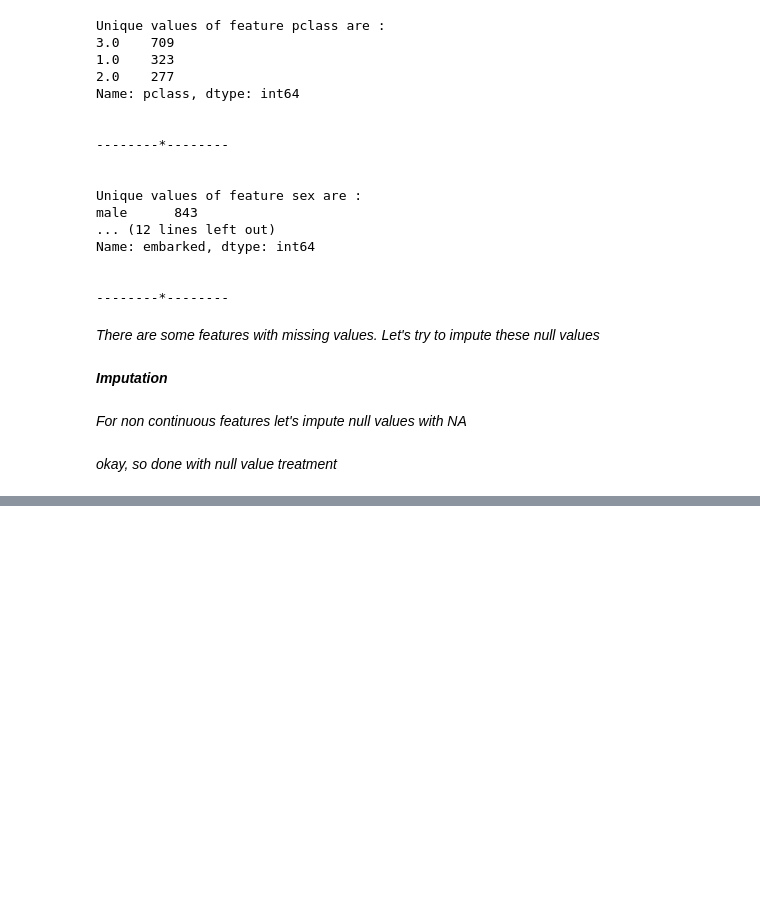
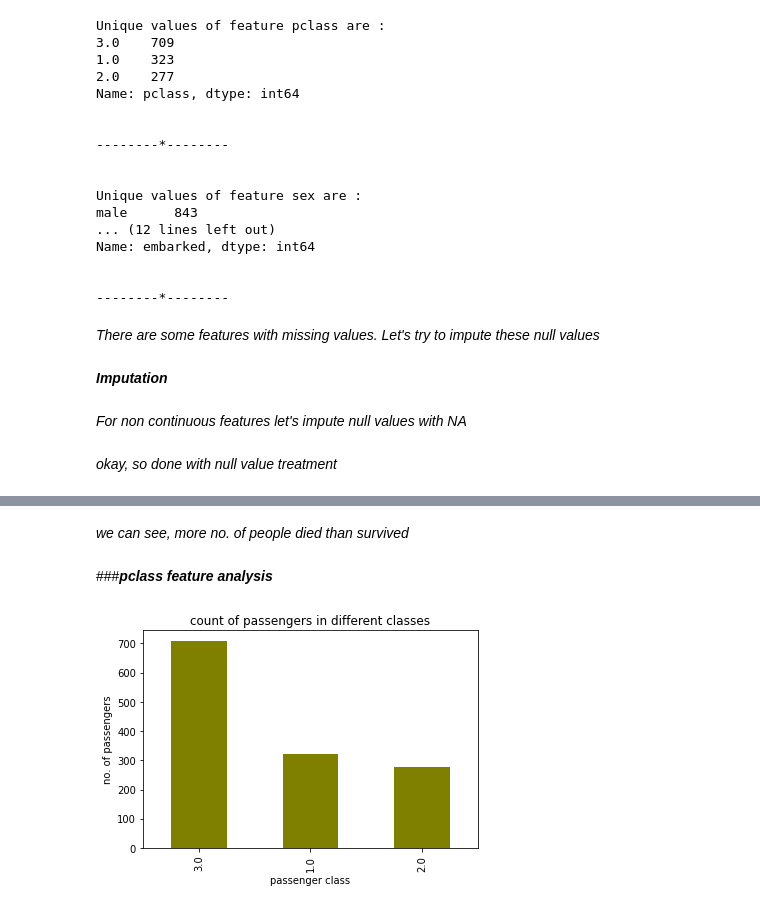
Before and after one commit to kiranmahara9600/Titanic-Data-Model, a Jupyter notebook: Titanic_data_model.ipynb, the cells around one changed output, grey strips where cells are left out. Drawn from its saved outputs; the diff is of its cells as text; code cells hidden in the pictures; blank space fills up the shorter version.

```diff
--- a/Titanic_data_model.ipynb
+++ b/Titanic_data_model.ipynb
@@ -256,0 +277,13 @@ titanic_df.drop(columns = 'ticket',inplace =True)
+# %% [markdown]
+*we can see, more no. of people died than survived*
+# %% [markdown]
+###***pclass feature analysis***
+# %%
+#visualising no. of passengers in different classes
+titanic_df['pclass'].value_counts().plot.bar(color = 'olive')
+plt.title('count of passengers in different classes')
+plt.xlabel('passenger class')
+plt.ylabel('no. of passengers')
+plt.show()
+# %% [output]
+[figure, added]
```
Also changed, not shown: parts of 56 cells of this notebook.
